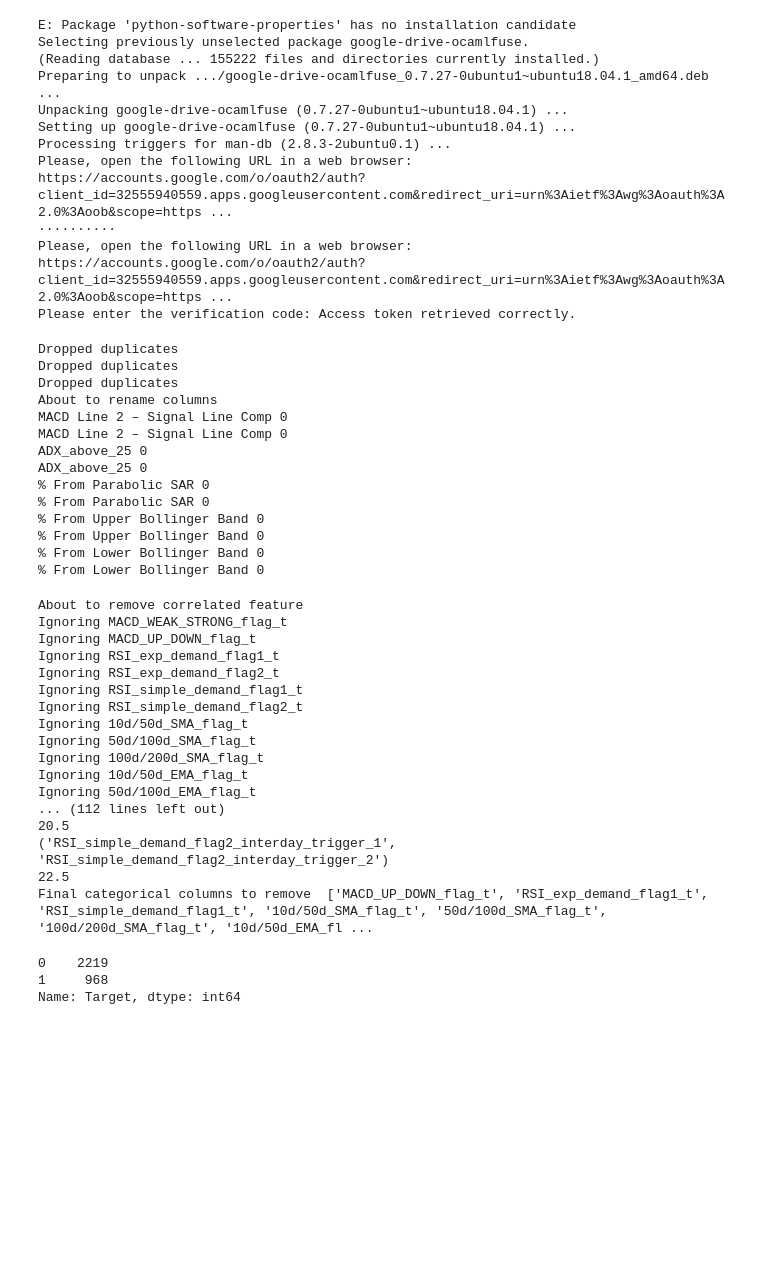
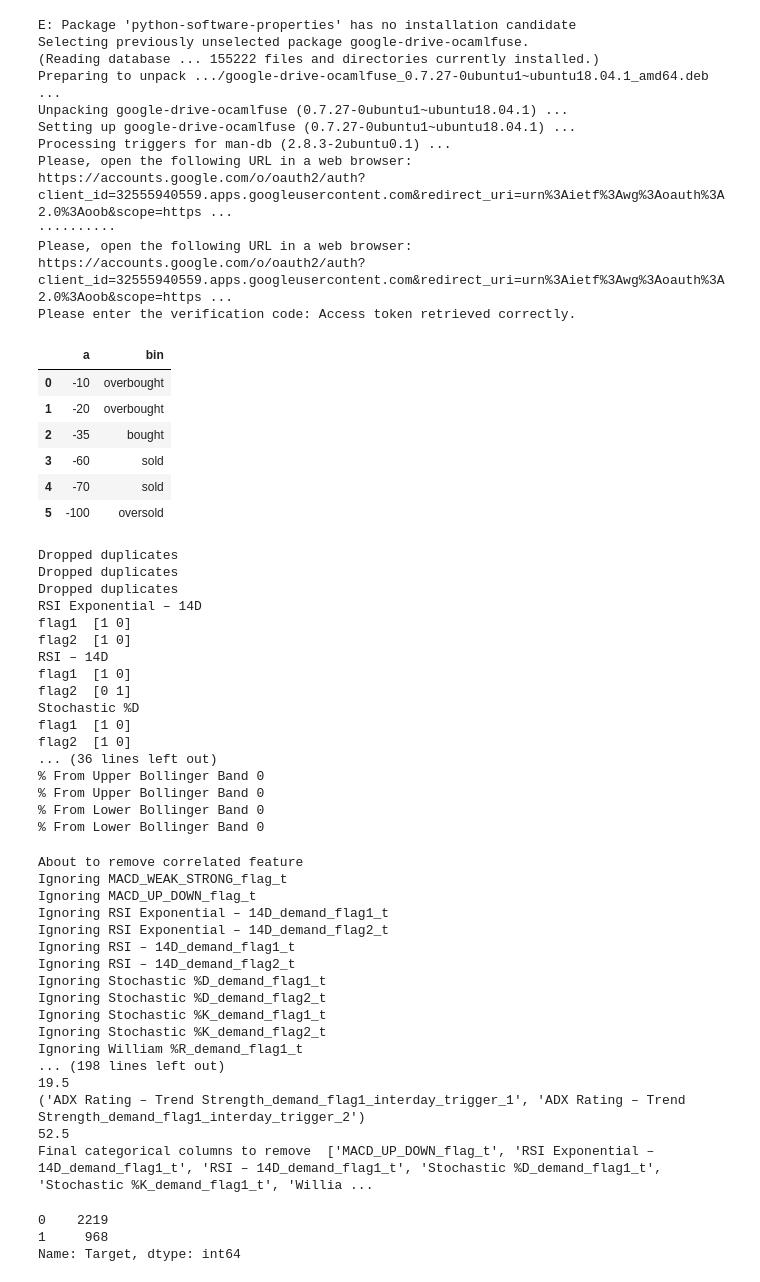
Before and after one commit to paras953/stock_market_prediction_technicals, a Jupyter notebook: Technical_model_git_v1.ipynb, the cells around one changed output. Drawn from its saved outputs; the diff is of its cells as text; code cells hidden in the pictures; blank space fills up the shorter version.

```diff
--- a/Technical_model_git_v1.ipynb
+++ b/Technical_model_git_v1.ipynb
@@ -58,6 +56,18 @@ from sklearn.ensemble import RandomForestClassifier
 import keras
 from keras.layers import Dense,Input
 from keras.models import Model
+# %%
+df=pd.DataFrame({'a':[-10,-20,-35,-60,-70,-100]})
+df['bin']=pd.cut(df['a'],bins=[-np.inf,-80,-50,-20,np.inf],right=False,labels=['oversold','sold','bought','overbought'])
+df
+# %% [output]
+|  | a | bin |
+| 0 | -10 | overbought |
+| 1 | -20 | overbought |
+| 2 | -35 | bought |
+| 3 | -60 | sold |
+| 4 | -70 | sold |
+| 5 | -100 | oversold |
 # %%
 #For all types of data
 
@@ -325,7 +356,7 @@ def create_trigger(final_merge,rename_t_minus_1,rename_t,col_name,col_type='cont
   final_merge.fillna(dict_fill,inplace=True)
   return final_merge
 # %%
-model_name='neural_net'
+model_name='logit'
 
 t='9_29_2021'
 t_minus_1='9_30_2021'
@@ -343,7 +374,7 @@ summary_df.to_csv('summary_technicals.csv')
 processed_df_tech_t,final_column_list=process_technicals(df_t)
 processed_df_tech_t_minus_1,_=process_technicals(df_t_minus_1)
 
-final_merge,rename_t,rename_t_minus_1=interday_technicals(processed_df_tech_t,processed_df_tech_t_minus_1,'t','t_minus_1')
+final_merge,rename_t,rename_t_minus_1=interday_technicals(processed_df_tech_t,processed_df_tech_t_minus_1,t='t',t_minus_1='t_minus_1')
 
 #final_column_list.append('diff_KD')
 
@@ -356,13 +387,16 @@ for columns in final_column_list:
 Dropped duplicates
 Dropped duplicates
 Dropped duplicates
-About to rename columns
-MACD Line 2 – Signal Line Comp 0
-MACD Line 2 – Signal Line Comp 0
-ADX_above_25 0
-ADX_above_25 0
-% From Parabolic SAR 0
-% From Parabolic SAR 0
+RSI Exponential – 14D
+flag1  [1 0]
+flag2  [1 0]
+RSI – 14D
+flag1  [1 0]
+flag2  [0 1]
+Stochastic %D
+flag1  [1 0]
+flag2  [1 0]
+... (36 lines left out)
 % From Upper Bollinger Band 0
 % From Upper Bollinger Band 0
 % From Lower Bollinger Band 0
@@ -503,6 +537,7 @@ def remove_correlated_categorical(final_df,thresh=0.8):
 
 
 print("About to remove correlated feature")
+final_merge.to_csv('features_only.csv')
 final_merge=remove_correlated(final_df=final_merge)
 final_merge=remove_correlated_categorical(final_df=final_merge)
 
@@ -514,20 +549,20 @@ corr.to_csv('removed_corr.csv')
 About to remove correlated feature
 Ignoring MACD_WEAK_STRONG_flag_t
 Ignoring MACD_UP_DOWN_flag_t
-Ignoring RSI_exp_demand_flag1_t
-Ignoring RSI_exp_demand_flag2_t
-Ignoring RSI_simple_demand_flag1_t
-Ignoring RSI_simple_demand_flag2_t
-Ignoring 10d/50d_SMA_flag_t
-Ignoring 50d/100d_SMA_flag_t
-Ignoring 100d/200d_SMA_flag_t
-Ignoring 10d/50d_EMA_flag_t
-Ignoring 50d/100d_EMA_flag_t
-... (112 lines left out)
-20.5
-('RSI_simple_demand_flag2_interday_trigger_1', 'RSI_simple_demand_flag2_interday_trigger_2')
-22.5
-Final categorical columns to remove  ['MACD_UP_DOWN_flag_t', 'RSI_exp_demand_flag1_t', 'RSI_simple_demand_flag1_t', '10d/50d_SMA_flag_t', '50d/100d_SMA_flag_t', '100d/200d_SMA_flag_t', '10d/50d_EMA_fl ...
+Ignoring RSI Exponential – 14D_demand_flag1_t
+Ignoring RSI Exponential – 14D_demand_flag2_t
+Ignoring RSI – 14D_demand_flag1_t
+Ignoring RSI – 14D_demand_flag2_t
+Ignoring Stochastic %D_demand_flag1_t
+Ignoring Stochastic %D_demand_flag2_t
+Ignoring Stochastic %K_demand_flag1_t
+Ignoring Stochastic %K_demand_flag2_t
+Ignoring William %R_demand_flag1_t
+... (198 lines left out)
+19.5
+('ADX Rating – Trend Strength_demand_flag1_interday_trigger_1', 'ADX Rating – Trend Strength_demand_flag1_interday_trigger_2')
+52.5
+Final categorical columns to remove  ['MACD_UP_DOWN_flag_t', 'RSI Exponential – 14D_demand_flag1_t', 'RSI – 14D_demand_flag1_t', 'Stochastic %D_demand_flag1_t', 'Stochastic %K_demand_flag1_t', 'Willia ...
 # %%
 final_merge['Target'].value_counts()
 # %% [output]
```
Also changed, not shown: parts of 6 cells of this notebook.
